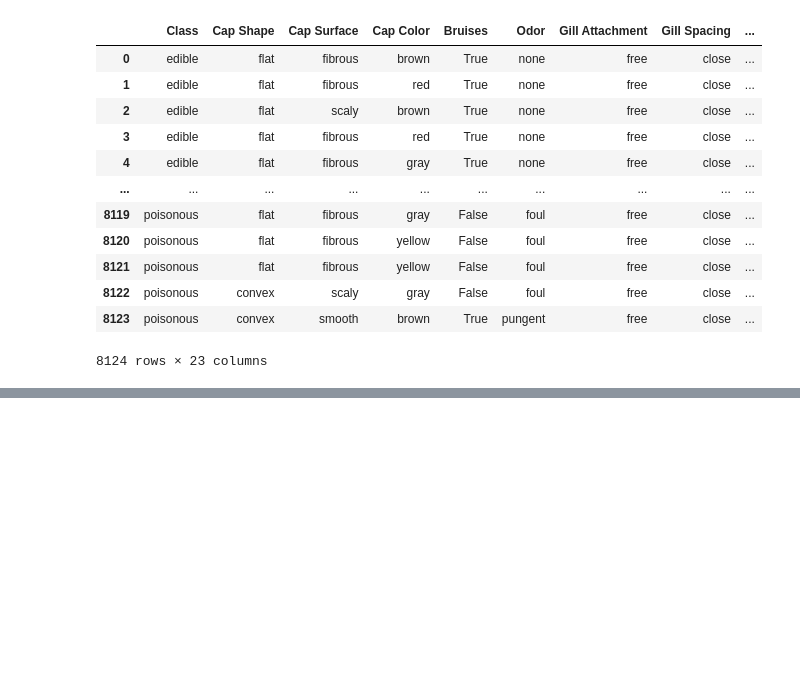
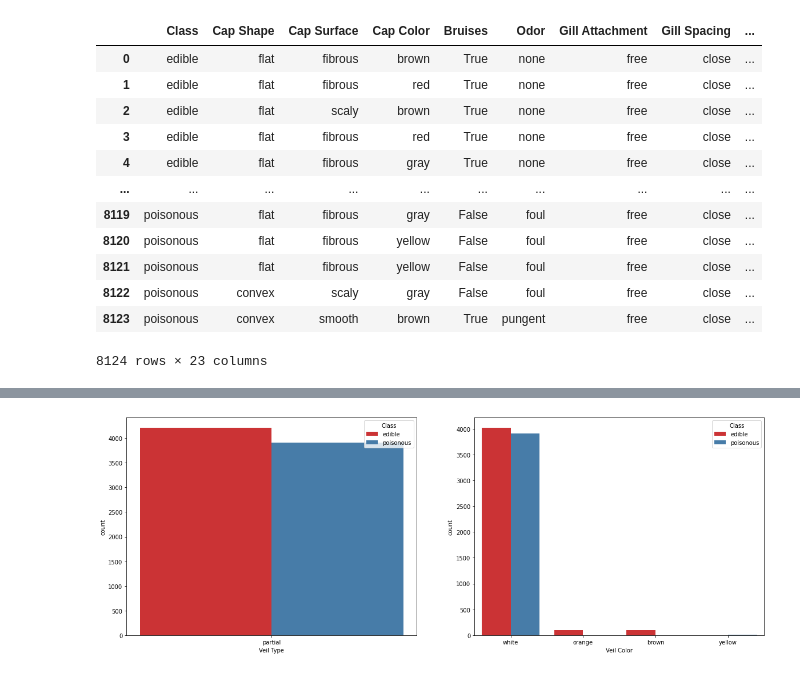
Before and after one commit to data301-2020-winter2/course-project-group_1009, a Jupyter notebook: analysis/alessandro_pisa/milestone2.ipynb, the cells around one changed output, grey strips where cells are left out. Drawn from its saved outputs; the diff is of its cells as text; code cells hidden in the pictures; blank space fills up the shorter version.

```diff
--- a/analysis/alessandro_pisa/milestone2.ipynb
+++ b/analysis/alessandro_pisa/milestone2.ipynb
@@ -103,0 +69,4 @@ df.describe(include='all')
+# %%
+project_functions.show_veil_related_features(df)
+# %% [output]
+[figure, added]
```
Also changed, not shown: parts of 25 cells of this notebook, 2 other files.
